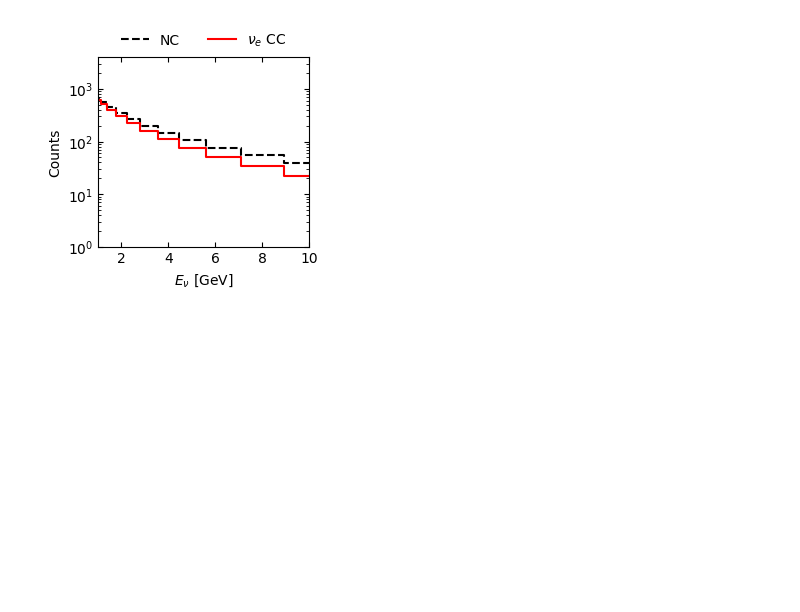
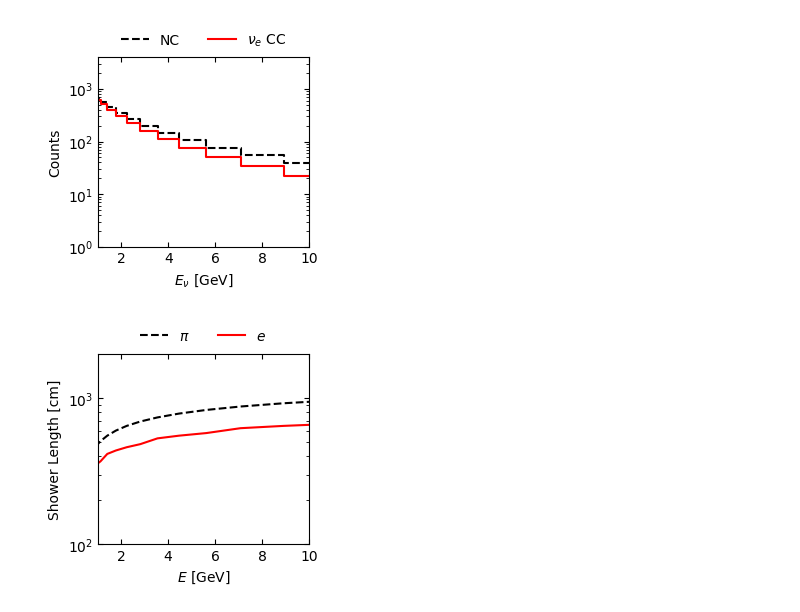
Before and after one commit to MeighenBergerS/cdm_detector_example, a Jupyter notebook: examples/basic_detector.ipynb, the cells around one changed output. Cells and saved outputs as stored; diff of their text form; code cells hidden in the pictures; blank space fills up the shorter version.

```diff
--- a/examples/basic_detector.ipynb
+++ b/examples/basic_detector.ipynb
@@ -363,0 +341,5 @@ def fully_contained(events: np.ndarray, detector_radius) -> np.ndarray:
+# %%
+def find_nearest(array, value):
+    array = np.asarray(array)
+    idx = (np.abs(array - value)).argmin()
+    return idx
@@ -363,0 +371,44 @@ def fully_contained(events: np.ndarray, detector_radius) -> np.ndarray:
+# %%
+# Let's plot it
+# -----------------------------------------------------------
+# plot
+fig, ax = plt.subplots(1, 1, figsize=(3,3))
+
+ax.plot(
+    energy_grid[10:22],
+    had_lengths,
+    color='k',
+    ls='--',
+    label=r'$\pi$'
+
+)
+
+ax.plot(
+    energy_grid[10:22],
+    em_lengths,
+    color='r',
+    ls='-',
+    label=r'$e$'
+
+)
+
+# ax.fill_betweenx([0, 1e5], 0, 1e0, color='k', alpha=0.2)
+# -----------------------------------------------------------
+# axis
+ax.set_xlim(1e0, 1e1)
+ax.set_ylim(1e2, 2e3)
+ax.set_yscale('log')
+ax.set_xscale('linear')
+# -----------------------------------------------------------
+# legend
+ax.legend(frameon=False, ncols=2, loc=9, bbox_to_anchor=(0.5, 1.2))
+# -----------------------------------------------------------
+# labels
+ax.set_xlabel(r"$E$ [GeV]")
+ax.set_ylabel(r"Shower Length [cm]")
+# ax.text(2e-1, 2, "Ignore", color='r')
+ax.tick_params(axis='both', which='both', direction='in', right=True, top=True)
+fig.tight_layout()
+# fig.savefig('atmospheric_flux.pdf', bbox_inches='tight', dpi=500)
+# %% [output]
+[figure, added]
```
Also changed, not shown: parts of 13 cells of this notebook.
